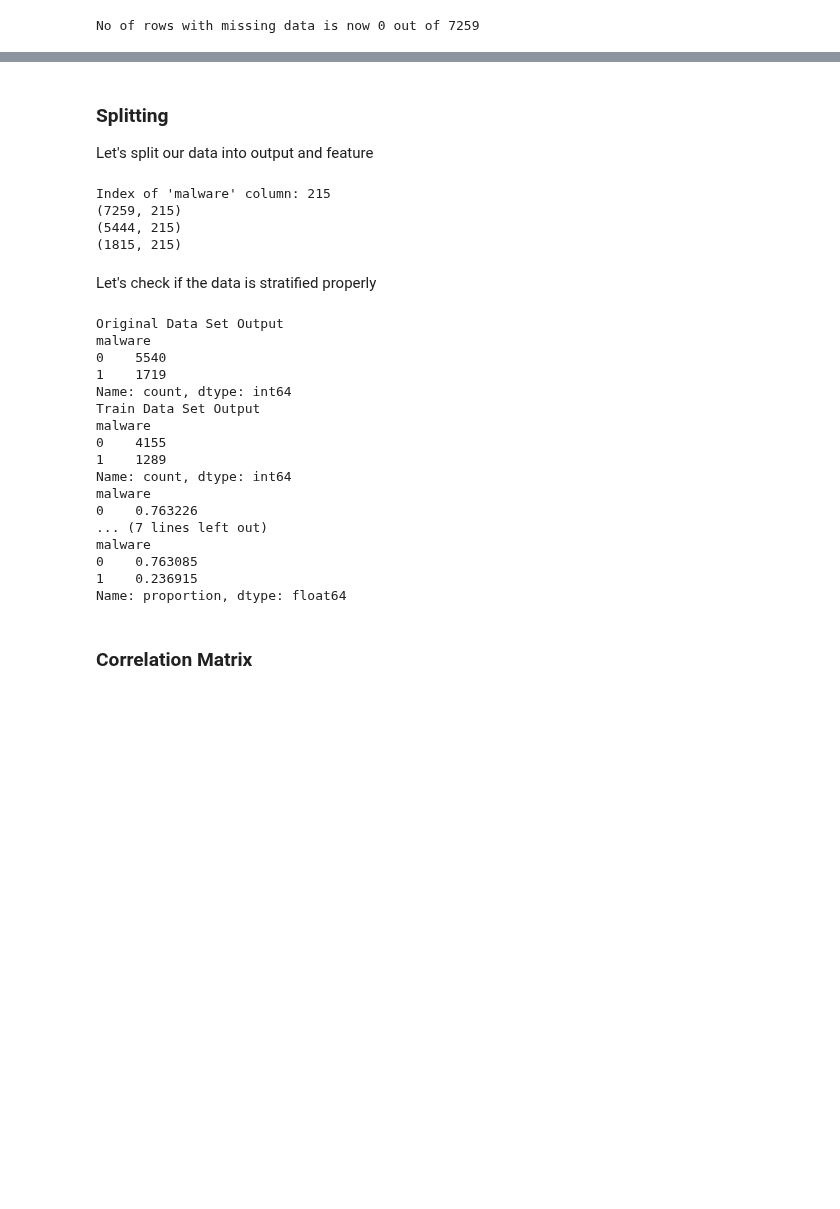
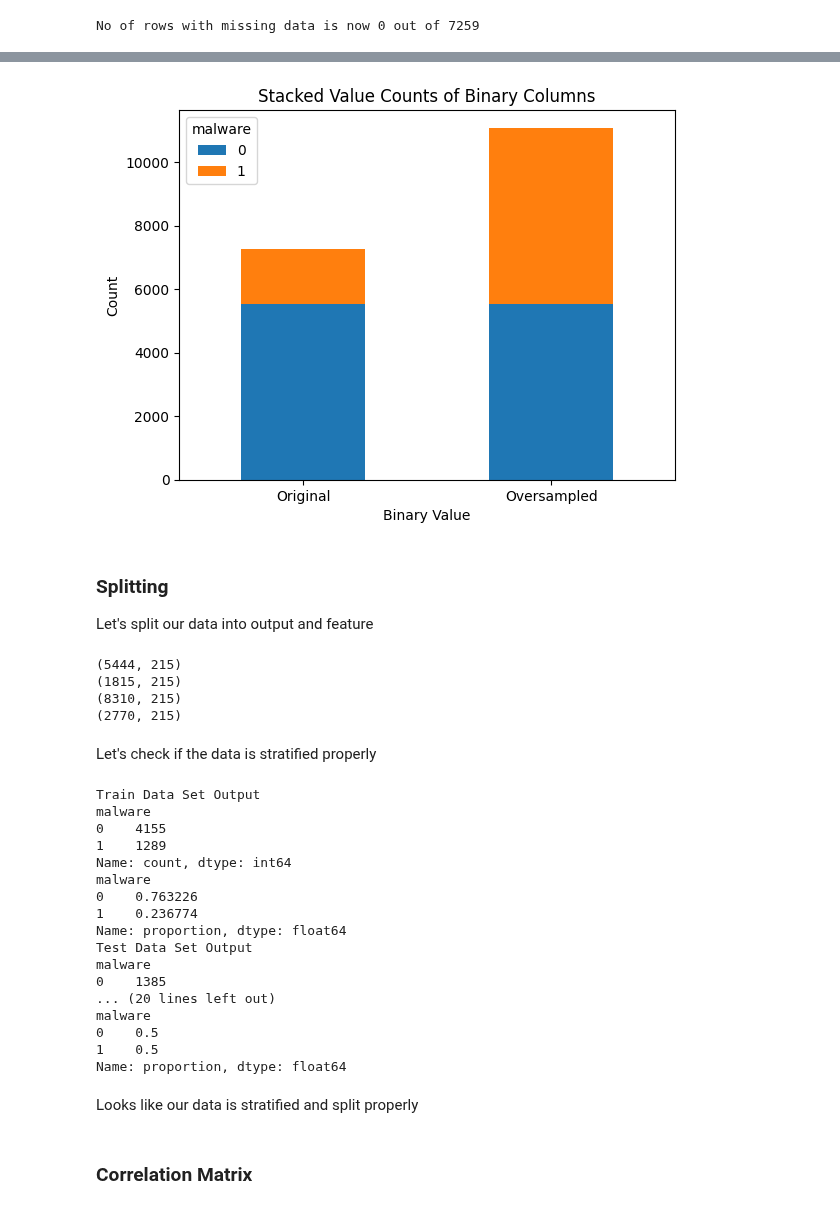
Before and after one commit to raymondsamalo/25S1-C-NYP-ITI111-Applied-Machine-Learning, a Jupyter notebook: AndroidMalwareRaymondSamalo.ipynb, the cells around one changed output, grey strips where cells are left out. Saved outputs shown, nothing was run; the diff lists cells and outputs as text; code cells hidden in the pictures; blank space fills up the shorter version.

```diff
--- a/AndroidMalwareRaymondSamalo.ipynb
+++ b/AndroidMalwareRaymondSamalo.ipynb
@@ -83,6 +84,8 @@ from matplotlib import pyplot as plt
 Load data from our github repository
 # %%
 url = "https://raw.githubusercontent.com/raymondsamalo/25S1-C-NYP-ITI111-Applied-Machine-Learning/refs/heads/main/drebin-215-dataset-5560malware-9476-benign.csv"
+if os.path.exists("drebin-215-dataset-5560malware-9476-benign.csv"):
+    url = "drebin-215-dataset-5560malware-9476-benign.csv" # if the dataset exist locally then use local dataset instead
 df_raw = pd.read_csv(url)
 pd.set_option('display.max_columns', None)  # read our data frame
 print("show size")
@@ -376,0 +391,24 @@ No of rows with missing data is now 0 out of 7259
+# %%
+%pip install imblearn
+# Check if the imbalanced-learn package is installed
+try:
+    from imblearn.over_sampling import SMOTE
+    print("imblearn package is installed.")
+    oversample = SMOTE()
+    over_X, over_y = oversample.fit_resample(X, y)
+    print("Oversampling completed.")
+    print(f"Original class distribution:\n{y.value_counts()}")
+    print(f"Oversampled class distribution:\n{over_y.value_counts()}")
+
+    plot_df = pd.DataFrame({
+        'Original': y.value_counts(),
+        'Oversampled': over_y.value_counts()
+    }).T
+    plot_df.plot(kind='bar', stacked=True, rot=0)
+    plt.title('Stacked Value Counts of Binary Columns')
+    plt.ylabel('Count')
+    plt.xlabel('Binary Value')
+    plt.show()
+except ImportError:
+    print("imblearn package is not installed. Please install it using 'pip install imbalanced-learn'.")
+# %% [output]
@@ -377,41 +432,41 @@ No of rows with missing data is now 0 out of 7259
+[figure, added]
 # %% [markdown]
 ### Splitting
 Let's split our data into output and feature
 # %%
 # Get index of the "malware" column
 from sklearn.model_selection import train_test_split
-malware_index = df.columns.get_loc("malware")
-print("Index of 'malware' column:", malware_index)
-y = df['malware']
-X =df.loc[:, df.columns != 'malware']
-
+# we use our oversampled data
 X_train, X_test, y_train, y_test = train_test_split(
     X, y, stratify=y, random_state=42)
-print(X.shape)
+over_X_train, over_X_test, over_y_train, over_y_test = train_test_split(
+    over_X, over_y, stratify=over_y, random_state=42)
+
 print(X_train.shape)
 print(X_test.shape)
+print(over_X_train.shape)
+print(over_X_test.shape)
 # %% [output]
-Index of 'malware' column: 215
-(7259, 215)
 (5444, 215)
 (1815, 215)
+(8310, 215)
+(2770, 215)
 # %% [markdown]
 Let's check if the data is stratified properly
 # %%
-print("Original Data Set Output")
-print(y.value_counts())
 print("Train Data Set Output")
 print(y_train.value_counts())
 print(y_train.value_counts(normalize=True))
 print("Test Data Set Output")
 print(y_test.value_counts())
 print(y_test.value_counts(normalize=True))
+print("Oversampled Train Data Set Output")
+print(over_y_train.value_counts())
+print(over_y_train.value_counts(normalize=True))
+print("Oversampled Test Data Set Output")
+print(over_y_test.value_counts())
+print(over_y_test.value_counts(normalize=True))
 # %% [output]
-Original Data Set Output
-malware
-0    5540
-1    1719
-Name: count, dtype: int64
 Train Data Set Output
 malware
 0    4155
@@ -419,11 +474,18 @@ malware
 Name: count, dtype: int64
 malware
 0    0.763226
-... (7 lines left out)
+1    0.236774
+Name: proportion, dtype: float64
+Test Data Set Output
 malware
-0    0.763085
-1    0.236915
+0    1385
+... (20 lines left out)
+malware
+0    0.5
+1    0.5
 Name: proportion, dtype: float64
+# %% [markdown]
+Looks like our data is stratified and split properly
 # %% [markdown]
 ### Correlation Matrix
 # %% [markdown]
```
Also changed, not shown: parts of 35 cells of this notebook.
